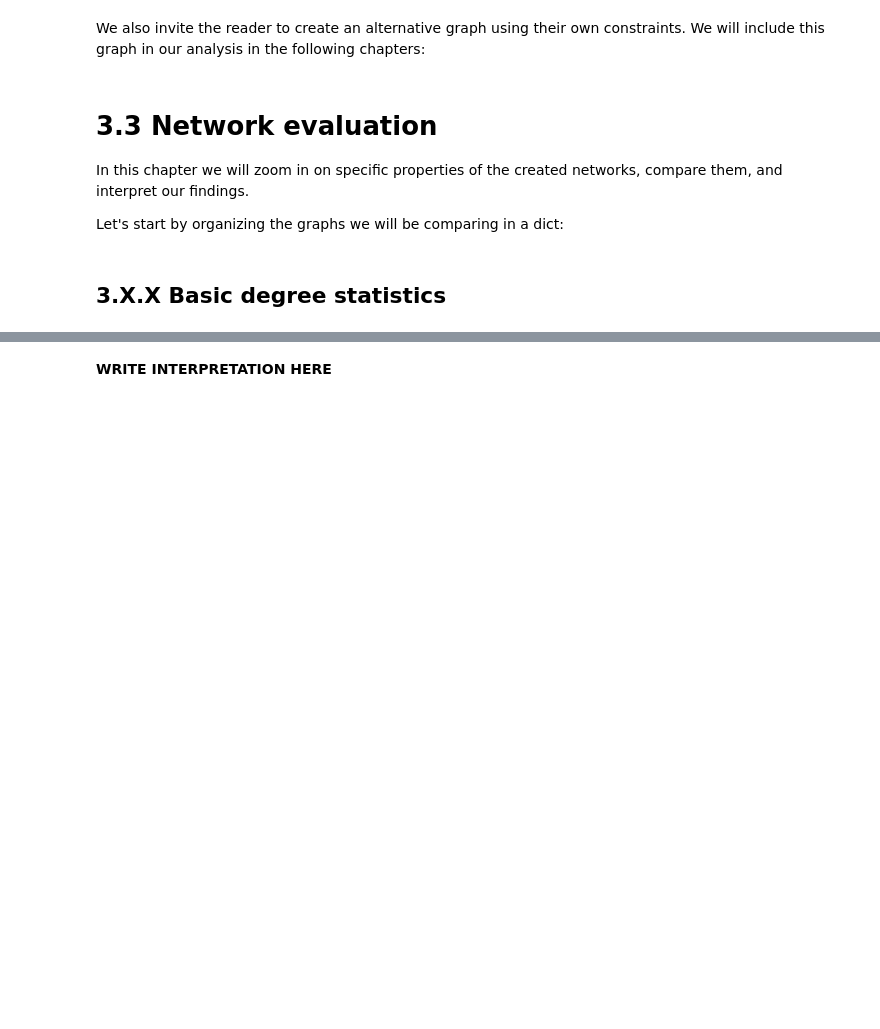
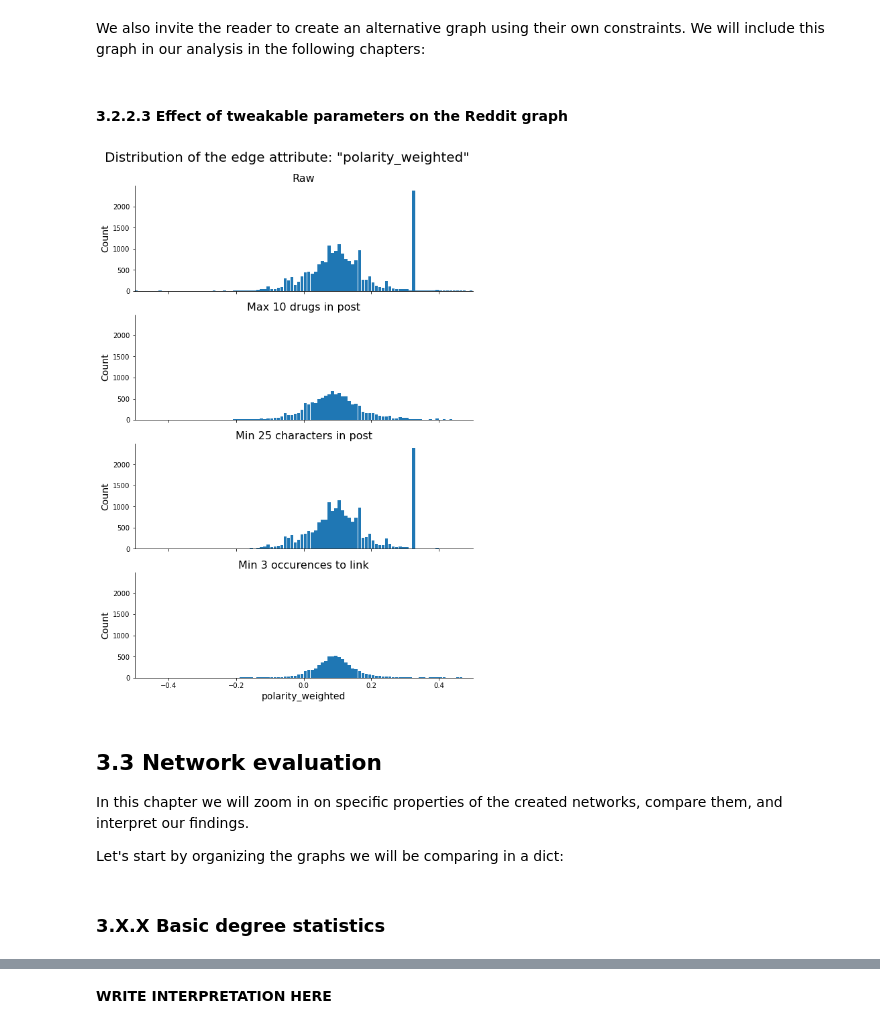
Before and after one commit to wojciechdk/Social_Graphs_and_Interactions_Final_Project, a Jupyter notebook: explainer_notebook/explainer_notebook_wojciech.ipynb, the cells around one changed output, grey strips where cells are left out. Saved outputs shown, nothing was run; the diff lists cells and outputs as text; code cells hidden in the pictures; blank space fills up the shorter version.

Commit message:
Explainer notebook: Tweakable parameters: effect on edge distribution

```diff
--- a/explainer_notebook/explainer_notebook_wojciech.ipynb
+++ b/explainer_notebook/explainer_notebook_wojciech.ipynb
@@ -278,3 +248,32 @@ g_reddit_reader = lf.create_graph_reddit(
     include_link_contents=False,
     show_progress_bars=False
 )
+# %% [markdown]
+#### 3.2.2.3 Effect of tweakable parameters on the Reddit graph
+# %%
+# Create alternative graphs.
+alt_reddit_graphs = dict()
+
+alt_reddit_graphs['Raw'] = lf.create_graph_reddit()
+
+alt_reddit_graphs['Max 10 drugs in post'] = \
+    lf.create_graph_reddit(max_drugs_in_post=10)
+
+alt_reddit_graphs['Min 25 characters in post'] = \
+    lf.create_graph_reddit(min_content_length_in_characters=25)
+
+alt_reddit_graphs['Min 3 occurences to link'] = \
+    lf.create_graph_reddit(min_edge_occurrences_to_link=3)
+# %%
+# Plot the distribution of the edge parameter: "polarity_weighted"
+axess = w.graph.plot_comparison_of_attribute_distributions(
+    alt_reddit_graphs,
+    attribute_name="polarity_weighted",
+    attribute_parent="edge",
+    as_probability_distribution=False,
+    bins=np.linspace(-1, 1, 201),
+    x_limit=(-0.5, 0.5),
+    fig_width=8
+)
+# %% [output]
+[figure, added]
@@ -281,5 +298,5 @@ g_reddit_reader = lf.create_graph_reddit(
 # %% [markdown]
-# 3.3 Network evaluation
+## 3.3 Network evaluation
 
 In this chapter we will zoom in on specific properties of the created networks, compare them, and interpret our findings.
 
@@ -290,5 +307,5 @@ graphs = {'Wikipedia': g_wiki,
           'Reddit': g_reddit,
           'Reddit (reader)': g_reddit_reader}
 # %% [markdown]
-## 3.X.X Basic degree statistics
+### 3.X.X Basic degree statistics
 # %%
```
Also changed, not shown: parts of 8 cells of this notebook, 5 other files.
